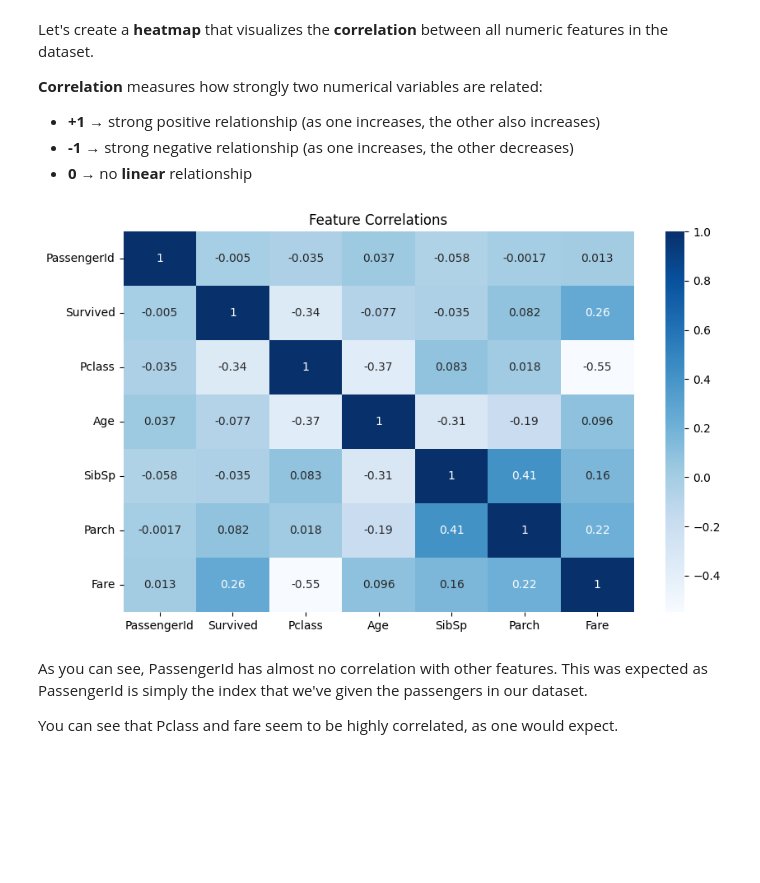
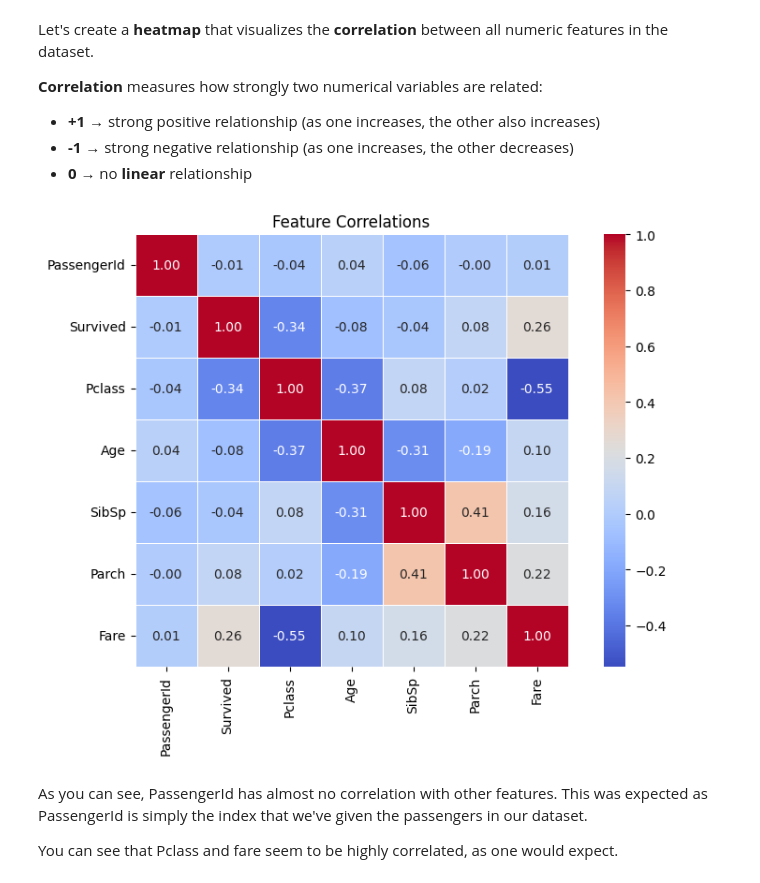
Before and after one commit to parsaivi/Machine-Learning-Course, a Jupyter notebook: HW1/ML_PHW1_Fall_2025/Titanic/titanic.ipynb, the cells around one changed output. Drawn from its saved outputs; the diff is of its cells as text; code cells hidden in the pictures; blank space fills up the shorter version.

```diff
--- a/HW1/ML_PHW1_Fall_2025/Titanic/titanic.ipynb
+++ b/HW1/ML_PHW1_Fall_2025/Titanic/titanic.ipynb
@@ -46,12 +46,13 @@ warnings.filterwarnings('ignore')
 ## 2️⃣ Load the Titanic Dataset
 We'll use the Titanic dataset from Kaggle. It contains passenger details like age, gender, class, and whether they survived. We'll start by loading the training data.
 # %%
-# TODO: Use pandas to load the Titanic dataset from a CSV file into a DataFrame named titanic_data
-titanic_data = None
+# Load the Titanic dataset from a CSV file
+titanic_data = pd.read_csv('/home/Document/ML/HW1/titanic/titanic.csv')
 
 print("Dataset Shape:", titanic_data.shape)
 
-# TODO: Use head() to display the first few rows of the dataset
+# Display the first few rows of the dataset
+titanic_data.head()
 # %% [output]
 Dataset Shape: (891, 11)
 |  | PassengerId | Survived | Pclass | Name | Sex | Age | SibSp | Parch | Ticket | Fare | ... |
@@ -164,12 +179,13 @@ Let's create a **heatmap** that visualizes the **correlation** between all numer
 - **0** → no **linear** relationship
 # %%
 plt.figure(figsize=(10,6))
-# TODO: Use corr() to get the correlations between numeric features and use sns to visualize it with a heatmap
-
+# Get correlations between numeric features and visualize with a heatmap
+correlation_matrix = titanic_data.corr(numeric_only=True)
+sns.heatmap(correlation_matrix, annot=True, fmt='.2f', cmap='coolwarm', square=True, linewidths=0.5)
 plt.title('Feature Correlations')
 plt.show()
 # %% [output]
-[figure, old version]
+[figure, new version]
 # %% [markdown]
 As you can see, PassengerId has almost no correlation with other features. This was expected as PassengerId is simply the index that we've given the passengers in our dataset.
 
```
Also changed, not shown: parts of 12 cells of this notebook.
